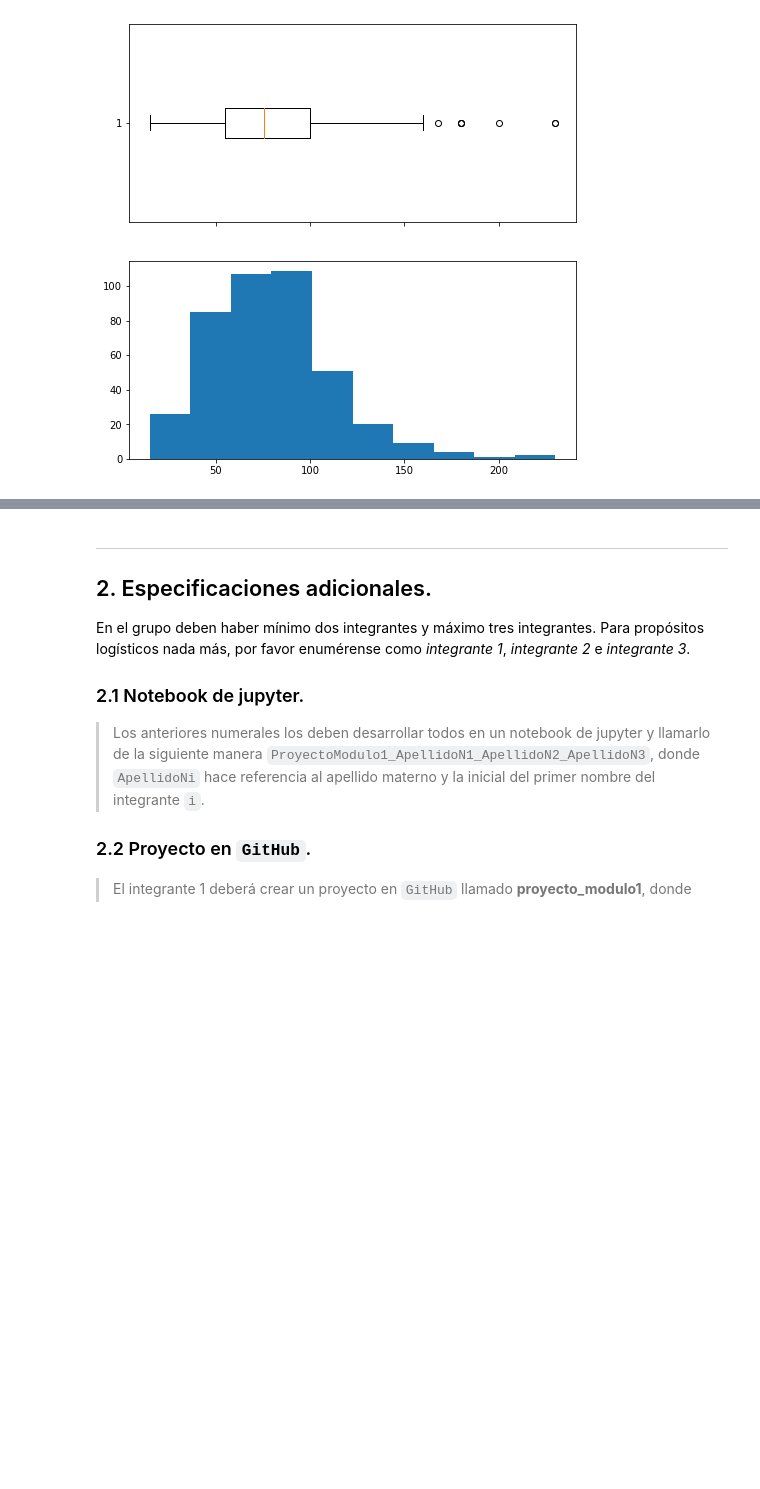
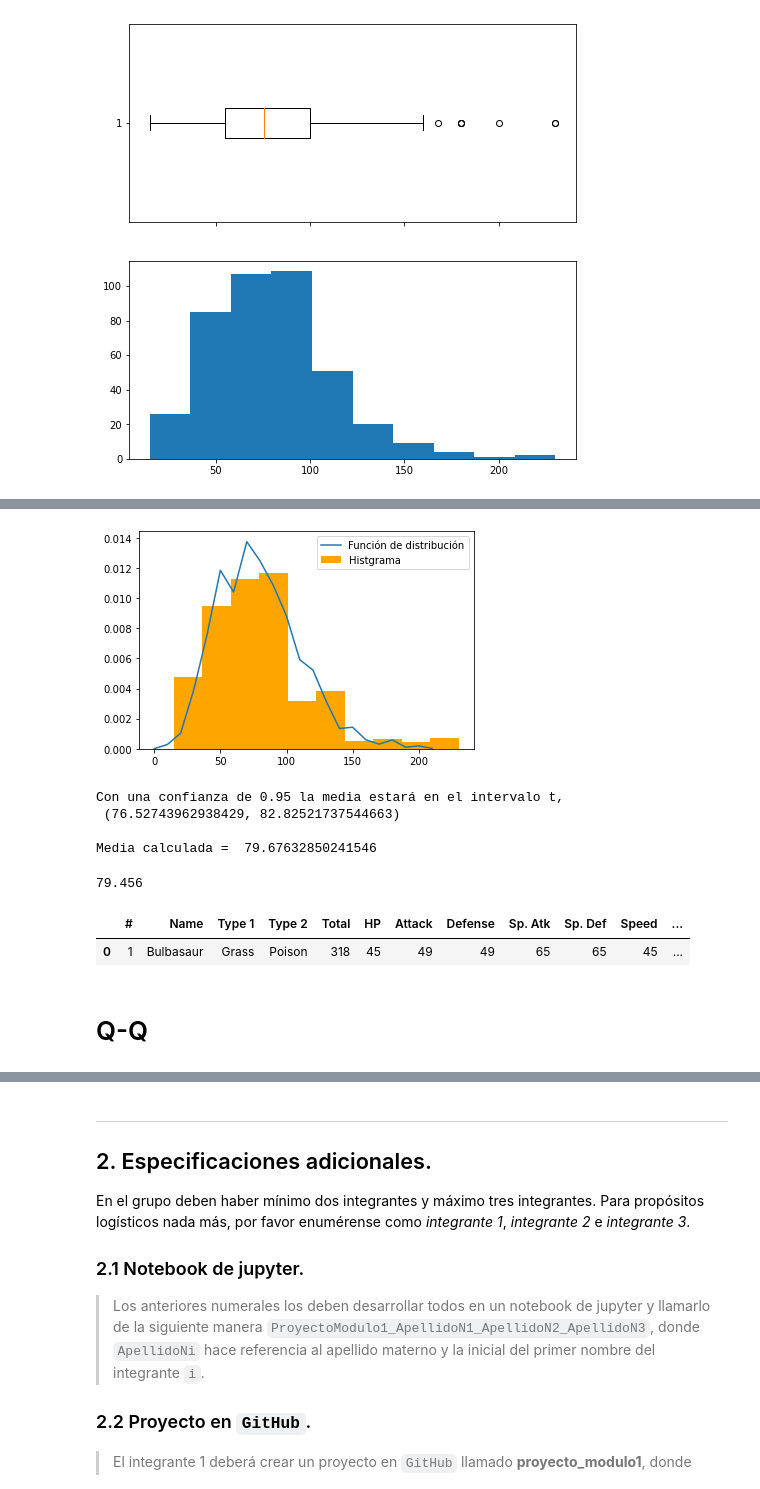
Before and after one commit to JuanPrdz/Proyecto_tema2_JPRodriguez_ARamirez_SRomero, a Jupyter notebook: El_bueno.ipynb, the cells around one changed output, grey strips where cells are left out. Cells and saved outputs as stored; diff of their text form; code cells hidden in the pictures; blank space fills up the shorter version.

```diff
--- a/El_bueno.ipynb
+++ b/El_bueno.ipynb
@@ -314,0 +415,37 @@ plt.show()
+# %%
+# Comparamos el histograma de "o" (10,000 simulaciones de la defensa, en función de su distribución de probabilidad)
+plt.hist(o, bins=10, density = True, color = 'orange',label='Histgrama')
+plt.plot(np.arange(0,211,10),f_1(np.arange(0,211,10)),label='Función de distribución')
+plt.legend()
+plt.show()
+# %% [output]
+[figure, added]
+# %%
+# Nivel de confianza, y su intérvalo.
+
+# Parámetros de los datos reales
+confianza = .95
+media = defensa.mean()
+sd = defensa.std()
+
+# Intervalo de confianza usando t-student
+i1 = st.t.interval(confianza, len(defensa)-1, loc = np.mean(defensa), scale = st.sem(defensa))
+
+print('Con una confianza de %2.2f la media estará en el intervalo t,\n %s' %(confianza,i1))
+print("")
+print('Media calculada = ', np.mean(defensa))
+
+o.mean()
+# %% [output]
+Con una confianza de 0.95 la media estará en el intervalo t,
+ (76.52743962938429, 82.82521737544663)
+
+Media calculada =  79.67632850241546
+79.456
+# %%
+Bulbasaur
+# %% [output]
+|  | # | Name | Type 1 | Type 2 | Total | HP | Attack | Defense | Sp. Atk | Sp. Def | Speed | ... |
+| 0 | 1 | Bulbasaur | Grass | Poison | 318 | 45 | 49 | 49 | 65 | 65 | 45 | ... |
+# %% [markdown]
+# Q-Q
```
Also changed, not shown: parts of 19 cells of this notebook.
